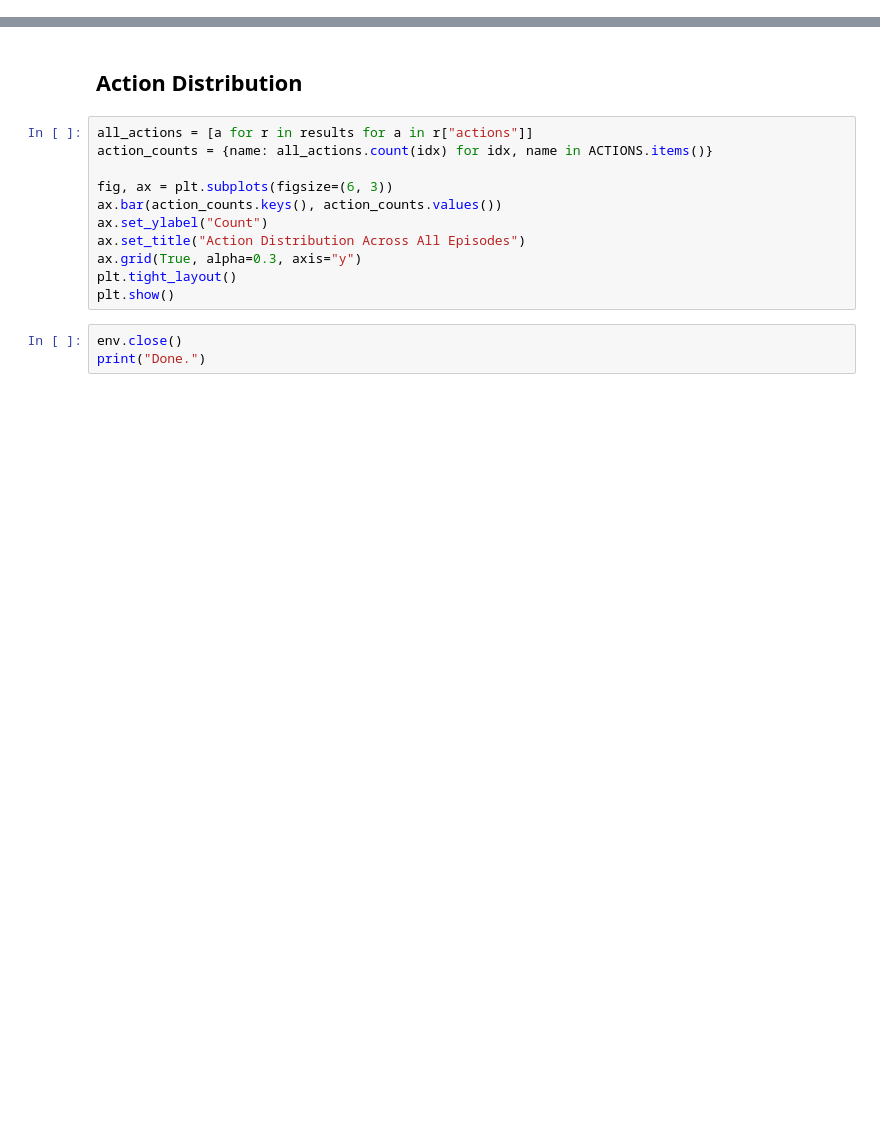
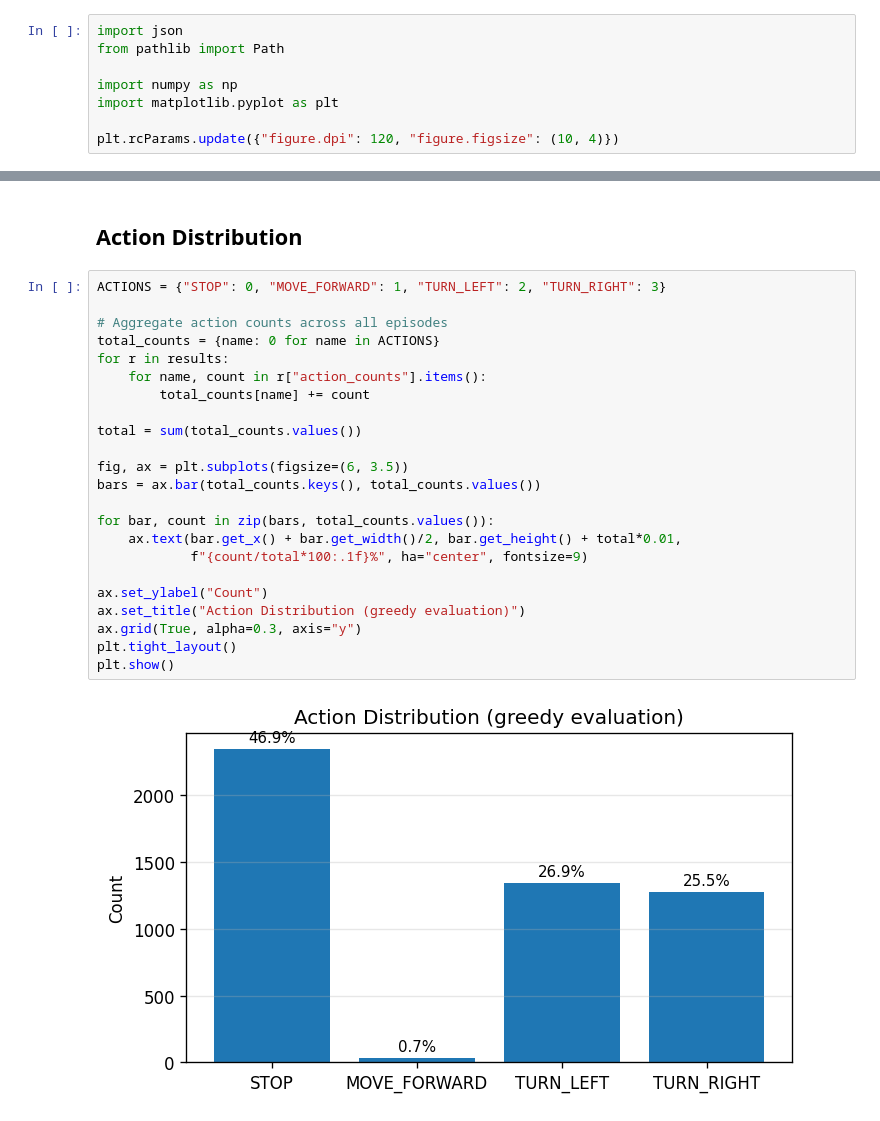
Before and after one commit to LSailer/Master-Thesis-3D-VLA, a Jupyter notebook: modules/r2dreamer/notebooks/baseline_evaluation.ipynb, the cells around one changed output, grey strips where cells are left out. Drawn from its saved outputs; the diff is of its cells as text; blank space fills up the shorter version.

```diff
--- a/modules/r2dreamer/notebooks/baseline_evaluation.ipynb
+++ b/modules/r2dreamer/notebooks/baseline_evaluation.ipynb
@@ -153,0 +13,8 @@ for ep_idx in range(NUM_EPISODES):
+# %%
+import json
+from pathlib import Path
+
+import numpy as np
+import matplotlib.pyplot as plt
+
+plt.rcParams.update({"figure.dpi": 120, "figure.figsize": (10, 4)})
@@ -204,16 +86,27 @@ for r in results:
 # %% [markdown]
 ## Action Distribution
 # %%
-all_actions = [a for r in results for a in r["actions"]]
-action_counts = {name: all_actions.count(idx) for idx, name in ACTIONS.items()}
+ACTIONS = {"STOP": 0, "MOVE_FORWARD": 1, "TURN_LEFT": 2, "TURN_RIGHT": 3}
 
-fig, ax = plt.subplots(figsize=(6, 3))
-ax.bar(action_counts.keys(), action_counts.values())
+# Aggregate action counts across all episodes
+total_counts = {name: 0 for name in ACTIONS}
+for r in results:
+    for name, count in r["action_counts"].items():
+        total_counts[name] += count
+
+total = sum(total_counts.values())
+
+fig, ax = plt.subplots(figsize=(6, 3.5))
+bars = ax.bar(total_counts.keys(), total_counts.values())
+
+for bar, count in zip(bars, total_counts.values()):
+    ax.text(bar.get_x() + bar.get_width()/2, bar.get_height() + total*0.01,
+            f"{count/total*100:.1f}%", ha="center", fontsize=9)
+
 ax.set_ylabel("Count")
-ax.set_title("Action Distribution Across All Episodes")
+ax.set_title("Action Distribution (greedy evaluation)")
 ax.grid(True, alpha=0.3, axis="y")
 plt.tight_layout()
 plt.show()
+# %% [output]
+[figure, added]
-# %%
-env.close()
-print("Done.")
```
Also changed, not shown: parts of 15 cells of this notebook, 3 other files.
